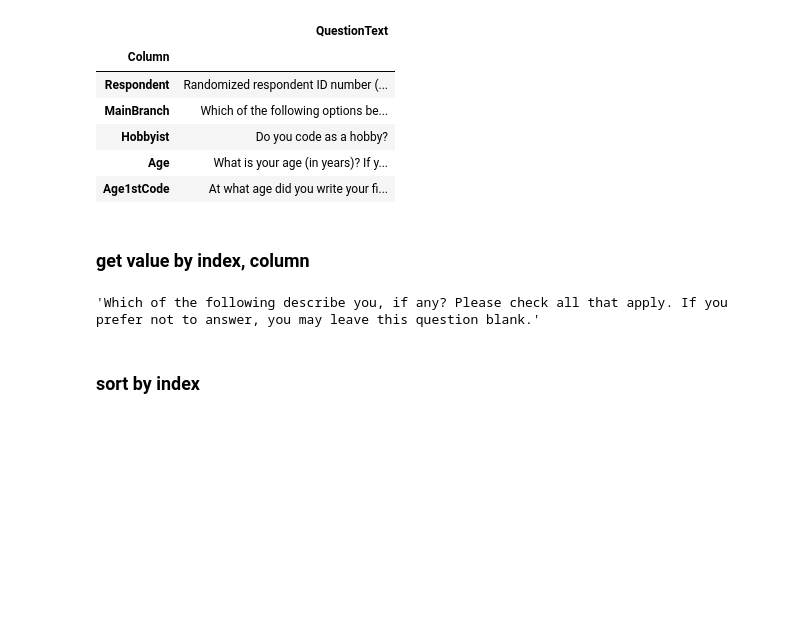
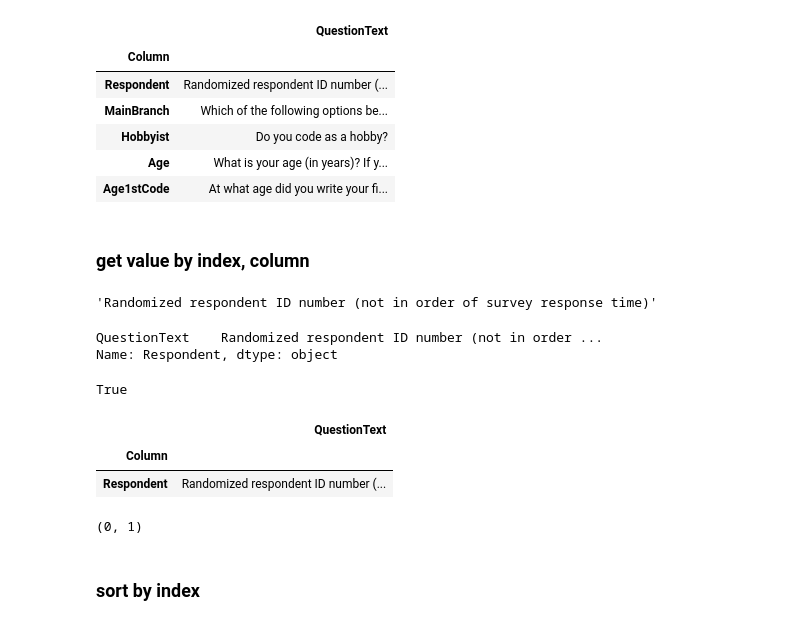
Before and after one commit to atrox3d/coreyschafer-pandas, a Jupyter notebook: part3-indexes.ipynb, the cells around one changed output. Saved outputs shown, nothing was run; the diff lists cells and outputs as text; code cells hidden in the pictures; blank space fills up the shorter version.

```diff
--- a/part3-indexes.ipynb
+++ b/part3-indexes.ipynb
@@ -127,9 +129,28 @@ schema_df.head()
 # %% [markdown]
 ### get value by index, column
 # %%
-schema_df.loc['Gender', 'QuestionText']
+schema_df.loc['Respondent', 'QuestionText']
 # %% [output]
-'Which of the following describe you, if any? Please check all that apply. If you prefer not to answer, you may leave this question blank.'
+'Randomized respondent ID number (not in order of survey response time)'
+# %%
+schema_df.loc['Respondent']
+# %% [output]
+QuestionText    Randomized respondent ID number (not in order ...
+Name: Respondent, dtype: object
+# %%
+'Respondent' in schema_df.index
+# %% [output]
+True
+# %%
+schema_df['Respondent' == schema_df.index]
+# %% [output]
+|  | QuestionText |
+| Column |  |
+| Respondent | Randomized respondent ID number (... |
+# %%
+schema_df['wrong' == schema_df.index].shape
+# %% [output]
+(0, 1)
 # %% [markdown]
 ### sort by index
 # %%
```
Also changed, not shown: parts of 1 cell of this notebook, 6 other files.
